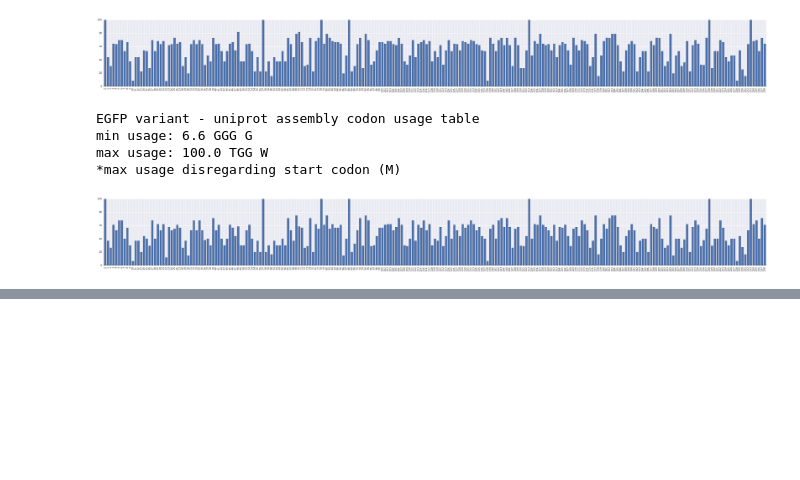
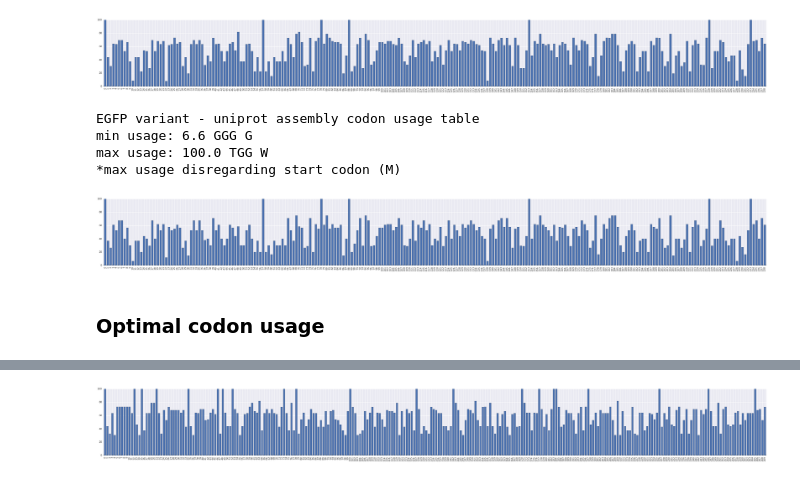
Before and after one commit to damiankao/mlig-regeneration-transcriptome, a Jupyter notebook: misc/codon-usage.ipynb, the cells around one changed output, grey strips where cells are left out. Drawn from its saved outputs; the diff is of its cells as text; code cells hidden in the pictures; blank space fills up the shorter version.

```diff
--- a/misc/codon-usage.ipynb
+++ b/misc/codon-usage.ipynb
@@ -21,6 +21,7 @@ import seaborn as sns
 import matplotlib.pyplot as plt
 %matplotlib inline
 
+from collections import defaultdict
 tableFile = open('/home/share/projects/mlig_transcriptome/codonUsage/stranded.orf.nuc.longest.300.blast.cusp')
 tableFile.next()
 tableFile.next()
@@ -30,10 +31,17 @@ tableFile.next()
 tableFile.next()
 tableFile.next()
 usage = {}
+optimalUsage = {}
 
 for line in tableFile:
     meta = line.strip().split()
     usage[meta[0]] = (float(meta[2]) * 100,meta[1])
+    if not optimalUsage.has_key(meta[1]):
+        optimalUsage[meta[1]] = (meta[0], float(meta[2]) * 100)
+    else:
+        if optimalUsage[meta[1]][1] < float(meta[2]) * 100:
+            optimalUsage[meta[1]] = (meta[0], float(meta[2]) * 100)
+
 tableFile.close()
 
 tableFile = open('/home/share/projects/mlig_transcriptome/codonUsage/mlig.known.mRNA.cusp')
@@ -145,3 +189,15 @@ min usage: 6.6 GGG G
 max usage: 100.0 TGG W
 *max usage disregarding start codon (M)
 [figure]
+# %% [markdown]
+### Optimal codon usage
+# %%
+def optimalCodon(seq, usage, optTable):
+    aa = [usage[x][1] for x in codon(seq)]
+    return [optTable[x] for x in aa]
+# %%
+optRuby = ''.join([x[0] for x in optimalCodon(ruby, usage, optimalUsage)])
+print 'Ruby - optimal codon usage'
+print optRuby
+usageStat(optRuby, usage)
+# %% [output]
@@ -147,0 +209 @@ max usage: 100.0 TGG W
+[figure, added]
```
Also changed, not shown: parts of 7 cells of this notebook.
